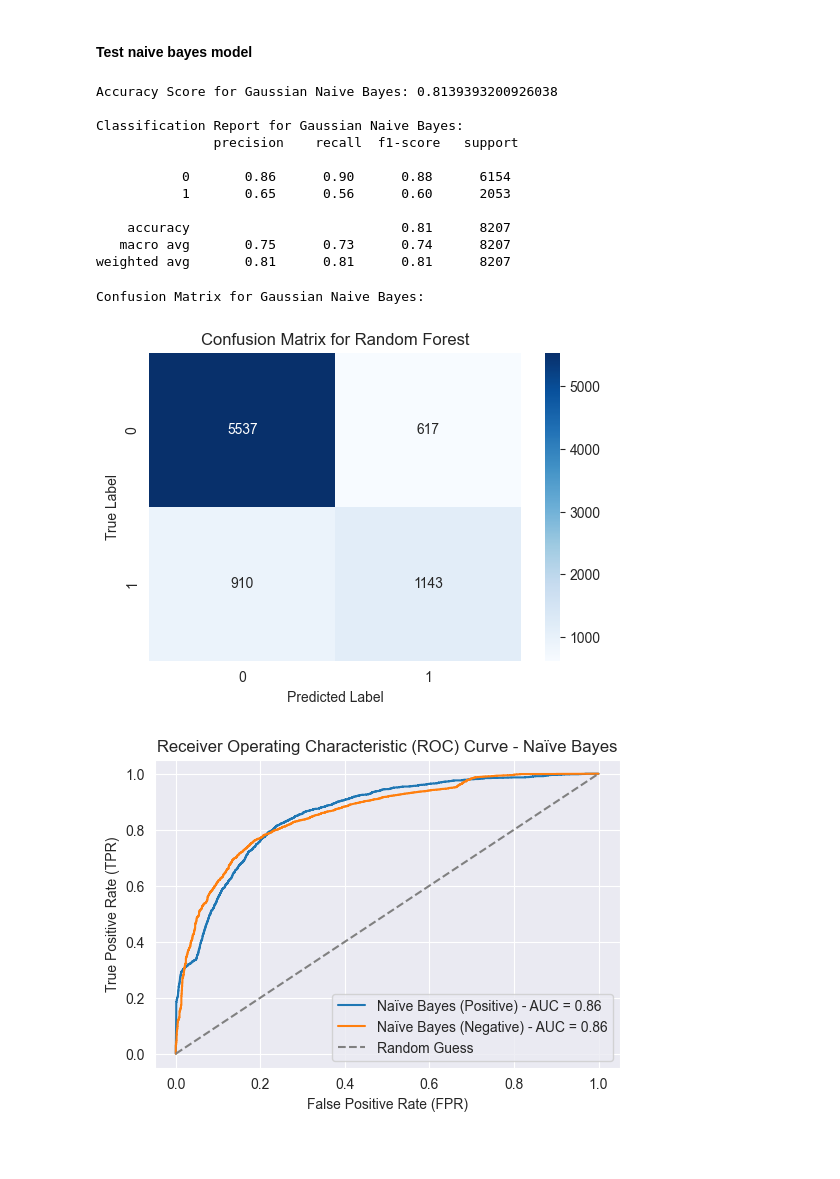
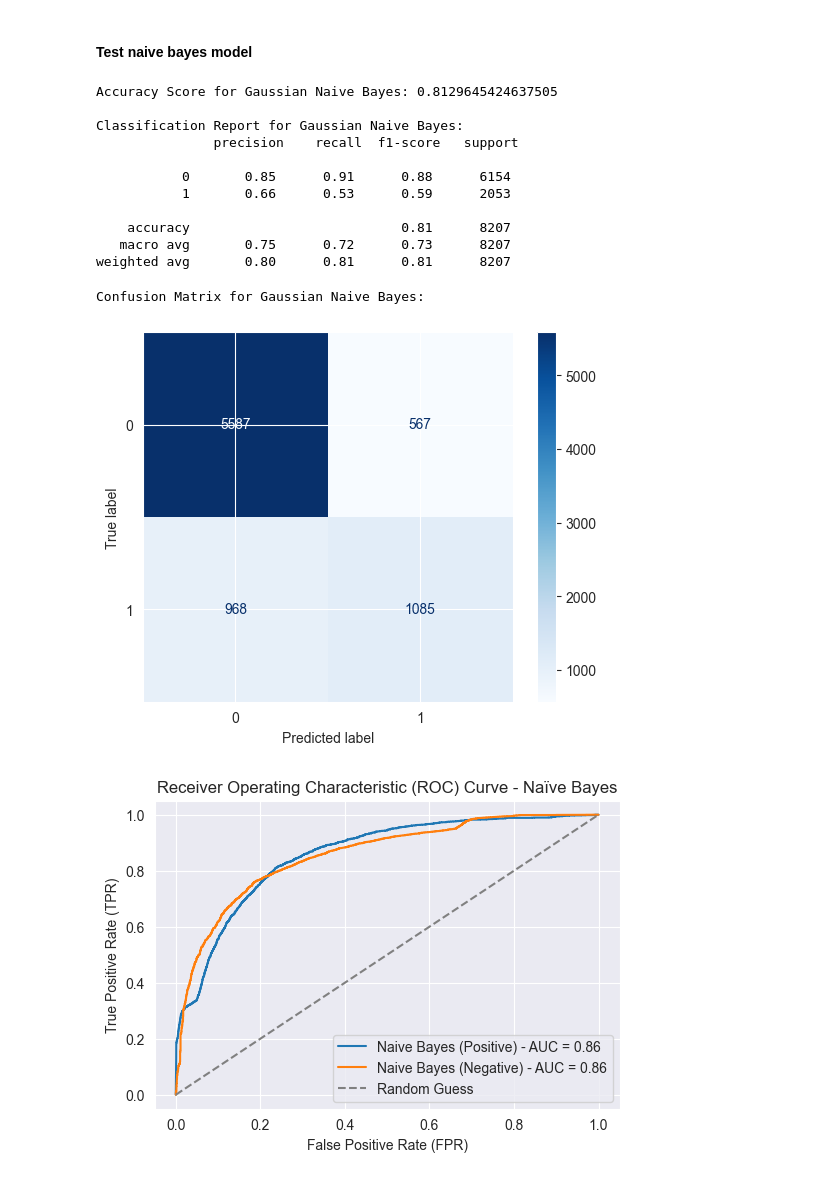
Before and after one commit to Aadhil21/ML-Coursework, a Jupyter notebook: main.ipynb, the cells around one changed output. Cells and saved outputs as stored; diff of their text form; code cells hidden in the pictures; blank space fills up the shorter version.

```diff
--- a/main.ipynb
+++ b/main.ipynb
@@ -97,7 +100,7 @@ for feature in df:
 #### Drop Unwanted Columns
 # %%
 # Drop column
-df = df.drop(['fnlwgt'],axis = 1)
+df = df.drop(['fnlwgt', 'education'],axis = 1)
 # %% [markdown]
 #### Replace ? with NaN and Drop NaN and Duplicates
 # %%
@@ -210,31 +223,25 @@ print("Accuracy Score for Gaussian Naive Bayes:", gnb_accuracy , '\n')
 gnb_classification_report = classification_report(y_test, gnb_predictions)
 print("Classification Report for Gaussian Naive Bayes:\n", gnb_classification_report)
 # %% [output]
-Accuracy Score for Gaussian Naive Bayes: 0.8139393200926038
+Accuracy Score for Gaussian Naive Bayes: 0.8129645424637505
 
 Classification Report for Gaussian Naive Bayes:
                precision    recall  f1-score   support
 
-           0       0.86      0.90      0.88      6154
-           1       0.65      0.56      0.60      2053
+           0       0.85      0.91      0.88      6154
+           1       0.66      0.53      0.59      2053
 
     accuracy                           0.81      8207
-   macro avg       0.75      0.73      0.74      8207
-weighted avg       0.81      0.81      0.81      8207
+   macro avg       0.75      0.72      0.73      8207
+weighted avg       0.80      0.81      0.81      8207
 # %%
 # create confusion matrix
-gnb_confusion_matrix = confusion_matrix(y_test, gnb_predictions)
 print("Confusion Matrix for Gaussian Naive Bayes:\n")
-
-plt.figure(figsize=(6, 4))
-sns.heatmap(gnb_confusion_matrix, annot=True, cmap='Blues', fmt='g')
-plt.title('Confusion Matrix for Random Forest')
-plt.xlabel('Predicted Label')
-plt.ylabel('True Label')
+ConfusionMatrixDisplay.from_predictions(y_test, gnb_predictions, cmap='Blues')
 plt.show()
 # %% [output]
 Confusion Matrix for Gaussian Naive Bayes:
-[figure, old version]
+[figure, new version]
 # %%
 # calculate ROC
 y_prob_gnb = gnb.predict_proba(X_test)
```
Also changed, not shown: parts of 14 cells of this notebook.
